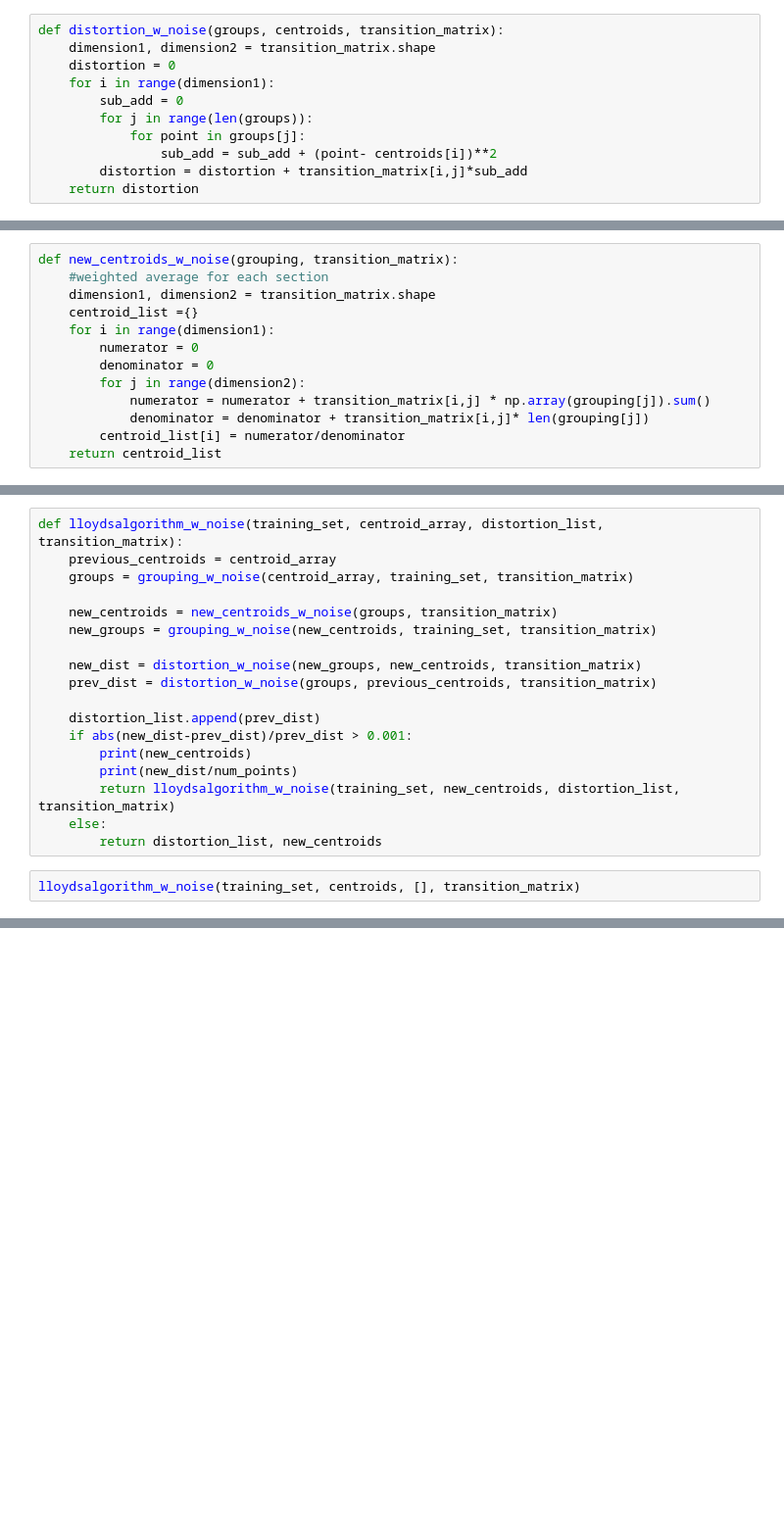
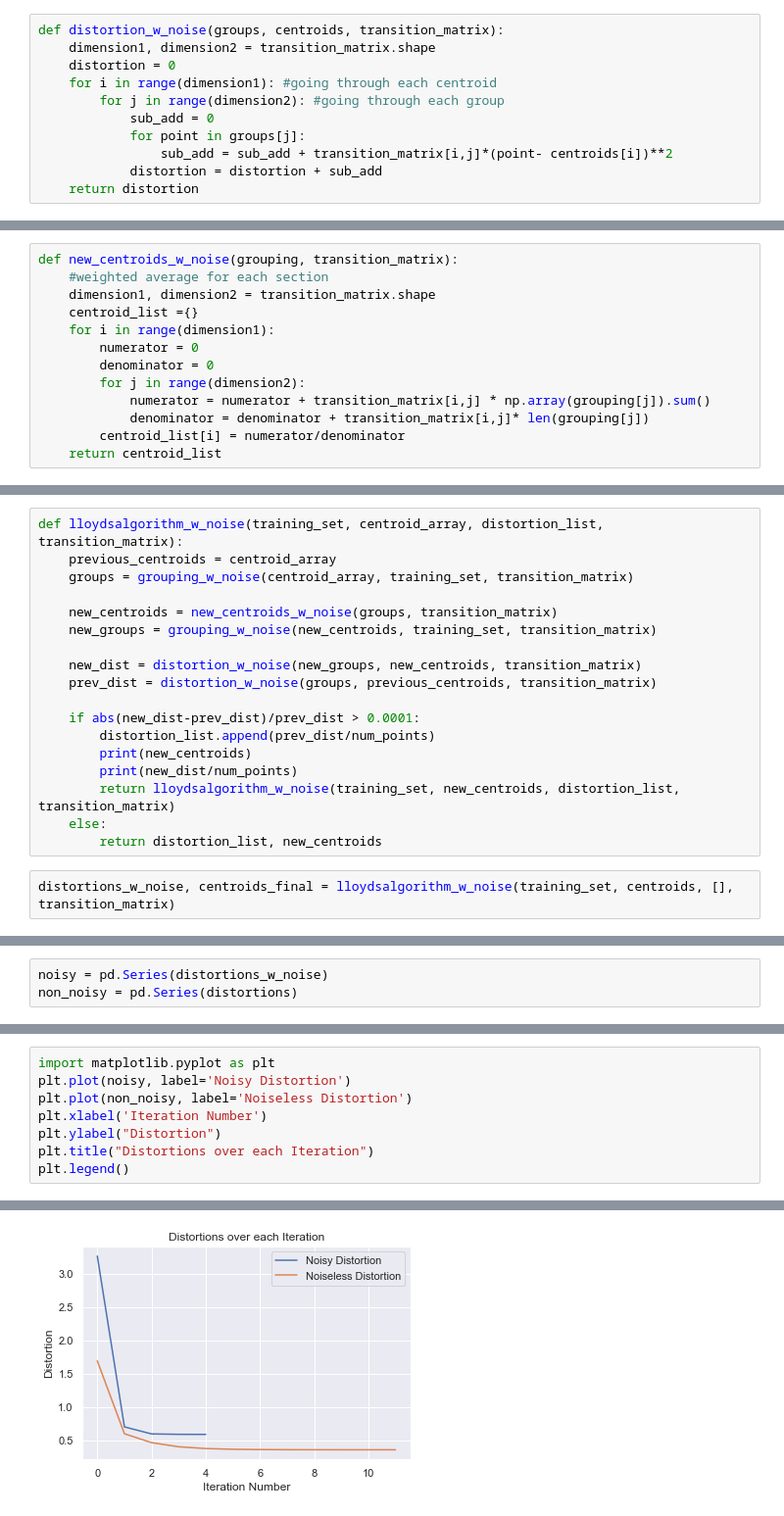
Before and after one commit to timothyliutl/MTHE-493, a Jupyter notebook: lloydsalgorithm.ipynb, the cells around one changed output, grey strips where cells are left out. Shown at 98% size. Drawn from its saved outputs; the diff is of its cells as text; blank space fills up the shorter version.

```diff
--- a/lloydsalgorithm.ipynb
+++ b/lloydsalgorithm.ipynb
@@ -100,10 +102,10 @@ for i in range(num_centroids):
 def distortion_w_noise(groups, centroids, transition_matrix):
     dimension1, dimension2 = transition_matrix.shape
     distortion = 0
-    for i in range(dimension1):
-        sub_add = 0
-        for j in range(len(groups)):
+    for i in range(dimension1): #going through each centroid
+        for j in range(dimension2): #going through each group
+            sub_add = 0
             for point in groups[j]:
-                sub_add = sub_add + (point- centroids[i])**2
-        distortion = distortion + transition_matrix[i,j]*sub_add
+                sub_add = sub_add + transition_matrix[i,j]*(point- centroids[i])**2
+            distortion = distortion + sub_add
     return distortion
@@ -164,13 +157,13 @@ def lloydsalgorithm_w_noise(training_set, centroid_array, distortion_list, trans
     new_dist = distortion_w_noise(new_groups, new_centroids, transition_matrix)
     prev_dist = distortion_w_noise(groups, previous_centroids, transition_matrix)
 
-    distortion_list.append(prev_dist)
-    if abs(new_dist-prev_dist)/prev_dist > 0.001:
+    if abs(new_dist-prev_dist)/prev_dist > 0.0001:
+        distortion_list.append(prev_dist/num_points)
         print(new_centroids)
         print(new_dist/num_points)
         return lloydsalgorithm_w_noise(training_set, new_centroids, distortion_list, transition_matrix)
     else:
         return distortion_list, new_centroids
 # %%
-lloydsalgorithm_w_noise(training_set, centroids, [], transition_matrix)
+distortions_w_noise, centroids_final = lloydsalgorithm_w_noise(training_set, centroids, [], transition_matrix)
 # %% [output]
@@ -199,0 +180,3 @@ lloydsalgorithm_w_noise(training_set, centroids, [], transition_matrix)
+# %%
+noisy = pd.Series(distortions_w_noise)
+non_noisy = pd.Series(distortions)
@@ -199,0 +208,9 @@ lloydsalgorithm_w_noise(training_set, centroids, [], transition_matrix)
+# %%
+import matplotlib.pyplot as plt
+plt.plot(noisy, label='Noisy Distortion')
+plt.plot(non_noisy, label='Noiseless Distortion')
+plt.xlabel('Iteration Number')
+plt.ylabel("Distortion")
+plt.title("Distortions over each Iteration")
+plt.legend()
+# %% [output]
@@ -199,0 +218 @@ lloydsalgorithm_w_noise(training_set, centroids, [], transition_matrix)
+[figure, added]
```
Also changed, not shown: parts of 10 cells of this notebook.
